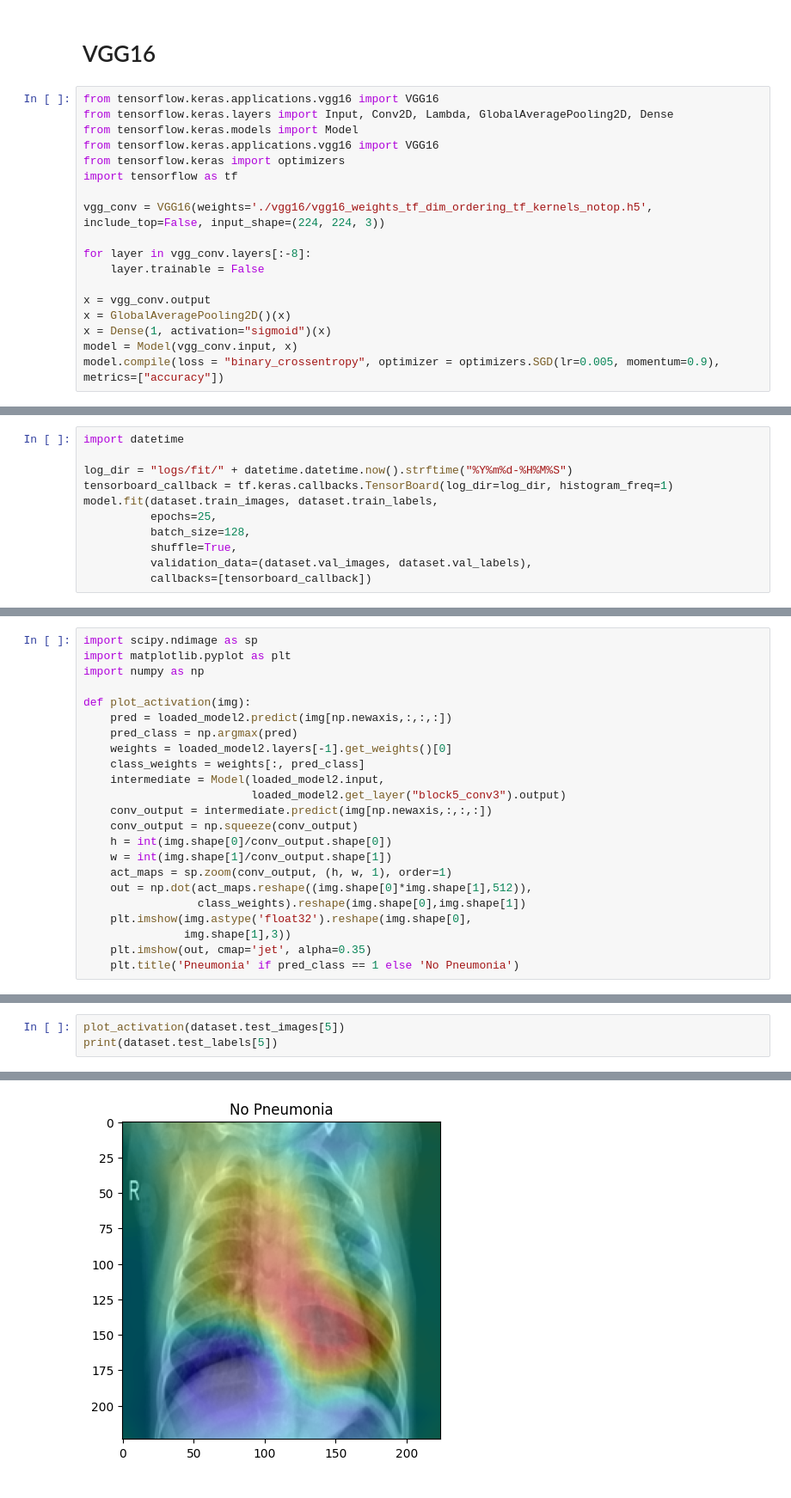
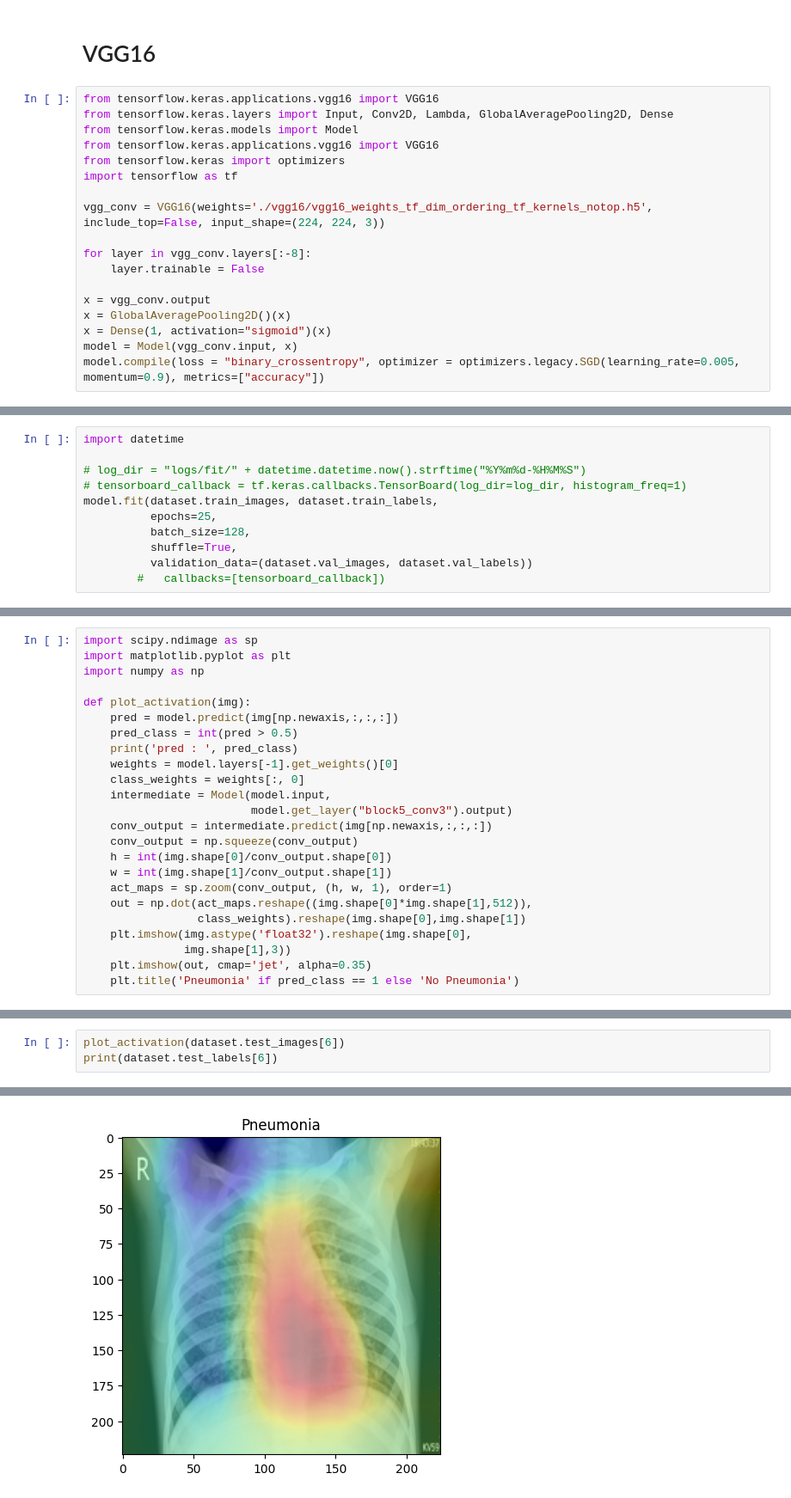
Before and after one commit to Bessouat40/python-ai-explainability, a Jupyter notebook: images.ipynb, the cells around one changed output, grey strips where cells are left out. Shown at 86% size. Saved outputs shown, nothing was run; the diff lists cells and outputs as text.

```diff
--- a/images.ipynb
+++ b/images.ipynb
@@ -60,4 +71,4 @@ x = vgg_conv.output
 x = GlobalAveragePooling2D()(x)
 x = Dense(1, activation="sigmoid")(x)
 model = Model(vgg_conv.input, x)
-model.compile(loss = "binary_crossentropy", optimizer = optimizers.SGD(lr=0.005, momentum=0.9), metrics=["accuracy"])
+model.compile(loss = "binary_crossentropy", optimizer = optimizers.legacy.SGD(learning_rate=0.005, momentum=0.9), metrics=["accuracy"])
@@ -67,13 +75,13 @@ WARNING:absl:`lr` is deprecated in Keras optimizer, please use `learning_rate` o
 # %%
 import datetime
 
-log_dir = "logs/fit/" + datetime.datetime.now().strftime("%Y%m%d-%H%M%S")
-tensorboard_callback = tf.keras.callbacks.TensorBoard(log_dir=log_dir, histogram_freq=1)
+# log_dir = "logs/fit/" + datetime.datetime.now().strftime("%Y%m%d-%H%M%S")
+# tensorboard_callback = tf.keras.callbacks.TensorBoard(log_dir=log_dir, histogram_freq=1)
 model.fit(dataset.train_images, dataset.train_labels,
           epochs=25,
           batch_size=128,
           shuffle=True,
-          validation_data=(dataset.val_images, dataset.val_labels),
-          callbacks=[tensorboard_callback])
+          validation_data=(dataset.val_images, dataset.val_labels))
+        #   callbacks=[tensorboard_callback])
 # %% [output]
 Epoch 1/25
@@ -104,12 +114,13 @@ import matplotlib.pyplot as plt
 import numpy as np
 
 def plot_activation(img):
-    pred = loaded_model2.predict(img[np.newaxis,:,:,:])
-    pred_class = np.argmax(pred)
-    weights = loaded_model2.layers[-1].get_weights()[0]
-    class_weights = weights[:, pred_class]
-    intermediate = Model(loaded_model2.input,
-                         loaded_model2.get_layer("block5_conv3").output)
+    pred = model.predict(img[np.newaxis,:,:,:])
+    pred_class = int(pred > 0.5)
+    print('pred : ', pred_class)
+    weights = model.layers[-1].get_weights()[0]
+    class_weights = weights[:, 0]
+    intermediate = Model(model.input,
+                         model.get_layer("block5_conv3").output)
     conv_output = intermediate.predict(img[np.newaxis,:,:,:])
     conv_output = np.squeeze(conv_output)
     h = int(img.shape[0]/conv_output.shape[0])
@@ -137,4 +140,4 @@ WARNING:absl:At this time, the v2.11+ optimizer `tf.keras.optimizers.SGD` runs s
 # %%
-plot_activation(dataset.test_images[5])
-print(dataset.test_labels[5])
+plot_activation(dataset.test_images[6])
+print(dataset.test_labels[6])
 # %% [output]
@@ -144 +148 @@ print(dataset.test_labels[5])
-[figure, old version]
+[figure, new version]
```
Also changed, not shown: parts of 14 cells of this notebook, 5 other files.
